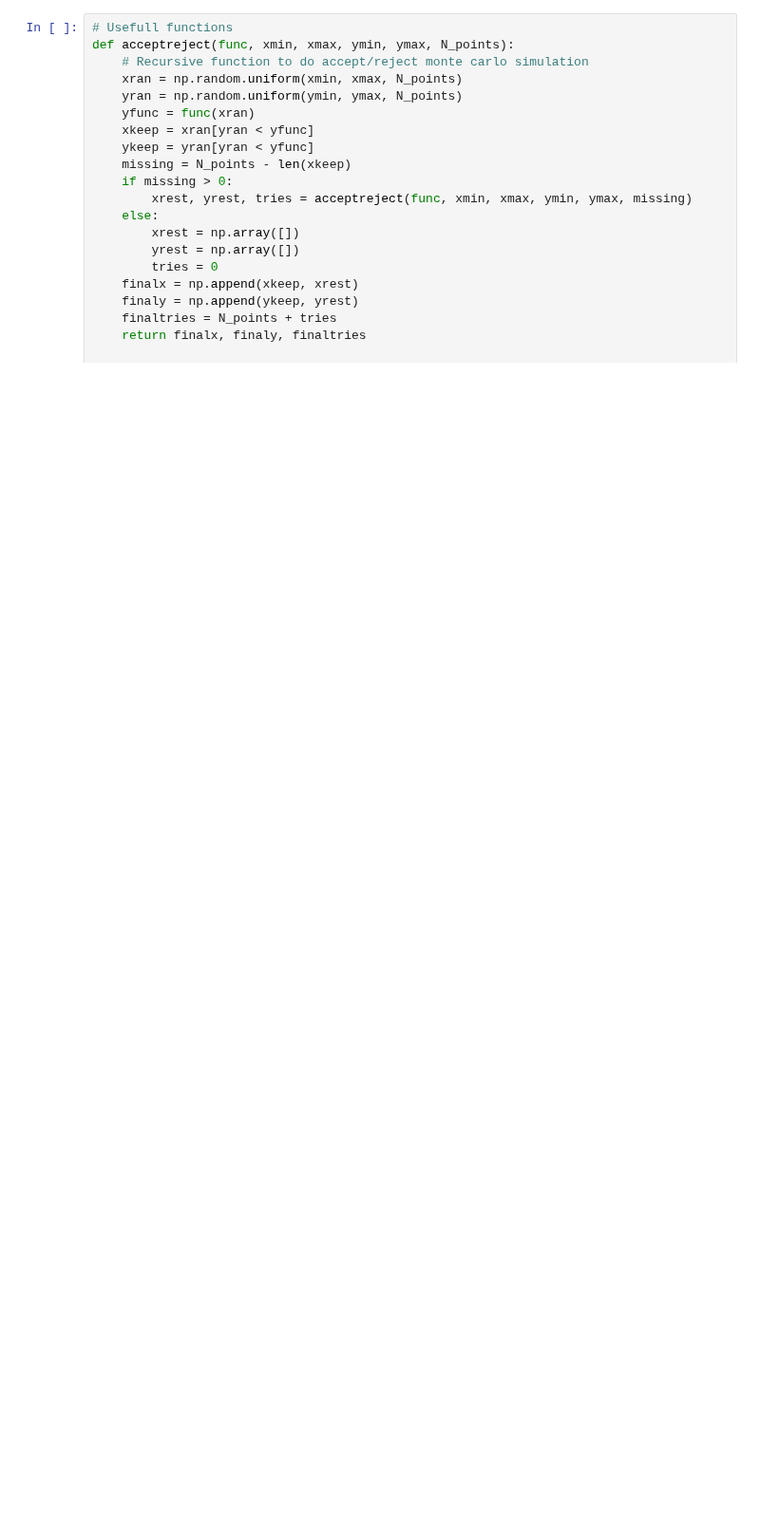
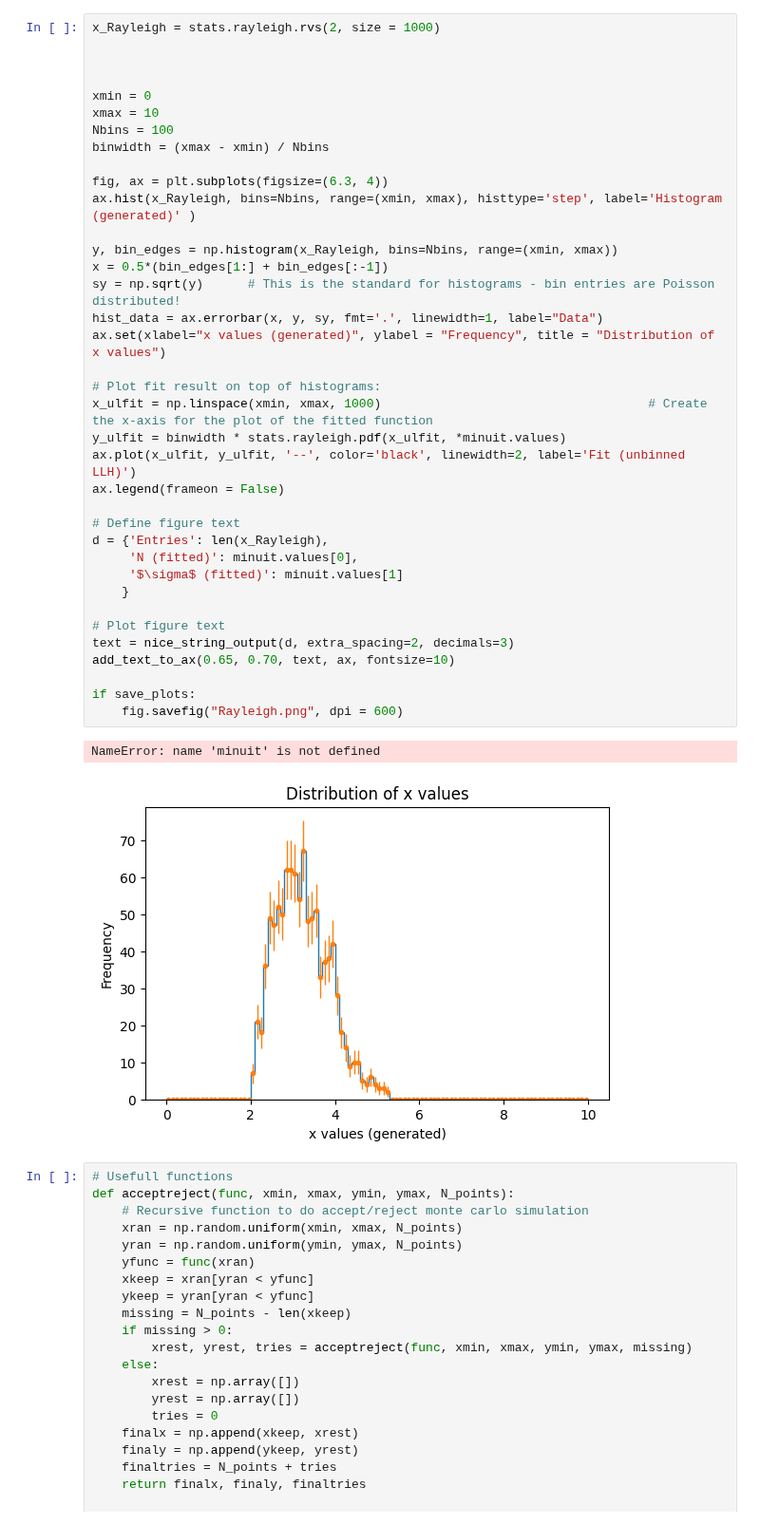
Before and after one commit to PhilKofoed/AppStat2022, a Jupyter notebook: 2022Exam/Exam2022.ipynb, the cells around one changed output. Shown at 95% size. Saved outputs shown, nothing was run; the diff lists cells and outputs as text; blank space fills up the shorter version.

```diff
--- a/2022Exam/Exam2022.ipynb
+++ b/2022Exam/Exam2022.ipynb
@@ -26,3 +28,43 @@ from EEF import Datahandler
+# %%
+x_Rayleigh = stats.rayleigh.rvs(2, size = 1000)
+
+
+
+xmin = 0
+xmax = 10
+Nbins = 100
+binwidth = (xmax - xmin) / Nbins
+
+fig, ax = plt.subplots(figsize=(6.3, 4))
+ax.hist(x_Rayleigh, bins=Nbins, range=(xmin, xmax), histtype='step', label='Histogram (generated)' )
+
+y, bin_edges = np.histogram(x_Rayleigh, bins=Nbins, range=(xmin, xmax))
+x = 0.5*(bin_edges[1:] + bin_edges[:-1])
+sy = np.sqrt(y)      # This is the standard for histograms - bin entries are Poisson distributed!
+hist_data = ax.errorbar(x, y, sy, fmt='.', linewidth=1, label="Data")
+ax.set(xlabel="x values (generated)", ylabel = "Frequency", title = "Distribution of x values")
+
+# Plot fit result on top of histograms:
+x_ulfit = np.linspace(xmin, xmax, 1000)                                    # Create the x-axis for the plot of the fitted function
+y_ulfit = binwidth * stats.rayleigh.pdf(x_ulfit, *minuit.values)
+ax.plot(x_ulfit, y_ulfit, '--', color='black', linewidth=2, label='Fit (unbinned LLH)')
+ax.legend(frameon = False)
+
+# Define figure text
+d = {'Entries': len(x_Rayleigh),
+     'N (fitted)': minuit.values[0],
+     '$\sigma$ (fitted)': minuit.values[1]
+    }
+
+# Plot figure text
+text = nice_string_output(d, extra_spacing=2, decimals=3)
+add_text_to_ax(0.65, 0.70, text, ax, fontsize=10)
+
+if save_plots:
+    fig.savefig("Rayleigh.png", dpi = 600)
+# %% [output]
+NameError: name 'minuit' is not defined
+[figure, added]
 # %%
 # Usefull functions
 def acceptreject(func, xmin, xmax, ymin, ymax, N_points):
```
Also changed, not shown: parts of 1 cell of this notebook, 3 other files.
